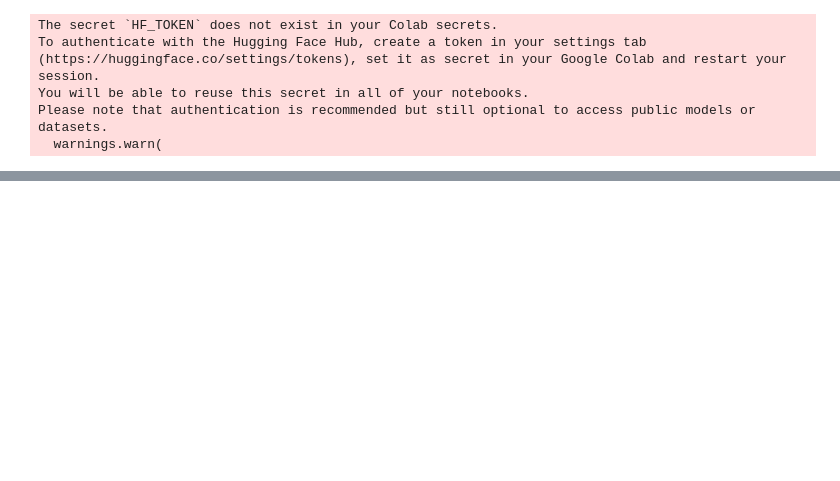
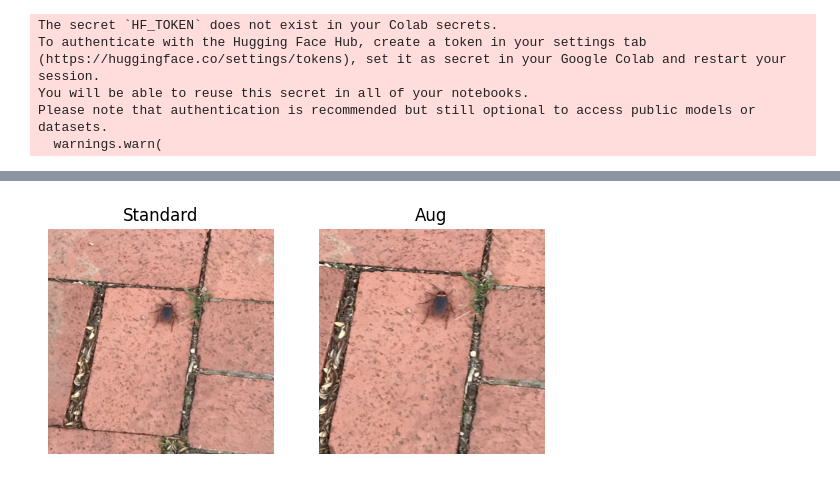
Before and after one commit to christiansassi/deep-learning-project, a Jupyter notebook: deep_learning.ipynb, the cells around one changed output, grey strips where cells are left out. Cells and saved outputs as stored; diff of their text form; code cells hidden in the pictures; blank space fills up the shorter version.

```diff
--- a/deep_learning.ipynb
+++ b/deep_learning.ipynb
@@ -214,5 +214,3 @@ for index, img in enumerate(data_loader):
     torchvision.utils.save_image(processed_img, "test.png")
     # Get model prediction
     predicted, results = classify_image(model=model, img=processed_img)
-
-    input()
@@ -223,0 +219,97 @@ RandomChoice(transforms=[<class 'torchvision.transforms.v2._color.RandomEqualize
+# %%
+import matplotlib.pyplot as plt
+
+def show_image(img):
+  plt.imshow(img.squeeze(0).permute(1, 2, 0))
+
+def show_augmentations(img1, img2):
+  fig, axs = plt.subplots(1, 2)
+
+  axs[0].imshow(img1.squeeze(0).permute(1, 2, 0))
+  axs[0].set_title('Standard')
+  axs[0].axis('off')  # Nasconde gli assi
+
+  # Visualizza la seconda immagine
+  axs[1].imshow(img2.squeeze(0).permute(1, 2, 0))
+  axs[1].set_title('Aug')
+  axs[1].axis('off')  # Nasconde gli assi
+  plt.show()
+# %%
+# MEMO
+
+data_loader = load_dataset(resize=False)
+
+transformation = T.Compose([
+        T.Resize((500, 500)),
+        # T.TenCrop(SIZE)
+        T.CenterCrop((384, 384)) ])
+
+resize_transformation = T.Compose([ T.Resize((384, 384)) ])
+
+optimizer = optim.AdamW(model.parameters(), lr = 5e-5)
+#optimizer = optim.SGD(model.parameters(), lr = 1000)
+optimizer.zero_grad()
+
+for index, img in enumerate(data_loader):
+
+  #show_image(img[0])
+  img1 = resize_transformation(img[0])
+  img2 = transformation(img[0])
+
+  imgs = [img1, img2]
+  input = torch.cat(imgs, dim=0)
+
+  show_augmentations(img1, img2)
+  predicted, results = classify_image(model=model, img=img1)
+
+  print("True label: ", img[1].item())
+  print("Predicted label: ", predicted["label"])
+  if predicted["label"] in merged_labels:
+    print("entrato")
+    merged_label = merged_labels[predicted["label"]]
+    print(predicted["label"], merged_label)
+
+
+  #if predicted["label"] in merged_labels:
+
+  #merged_label = merged_labels[predicted["label"]]
+
+         # Check if the prediction was correct
+  #if merged_label["imagenet-a"] == img[1].item():
+#             accuracy = accuracy + 1
+
+    # print(f"Image {index+1} / {len(data_loader)} | Accuracy: {round((accuracy / (index + 1)) * 100, 2)}% ({accuracy} / {index + 1})")
+
+  predicted, results = classify_image(model=model, img=img2)
+
+  outputs1 = model(img1.to(DEVICE))
+  outputs2 = model(img2.to(DEVICE))
+  output = model(input.to(DEVICE))
+
+  #print(outputs1.logits.shape, outputs2.logits.shape, output.logits.shape)
+  probabilities1 = torch.nn.functional.softmax(outputs1.logits, dim=-1).squeeze()
+  probabilities2 = torch.nn.functional.softmax(outputs2.logits, dim=-1).squeeze()
+  probabilities = torch.nn.functional.softmax(output.logits, dim=-1).squeeze()
+
+  marginal = torch.mean(probabilities, dim=0)
+
+  entropy = -torch.sum(marginal * torch.log(marginal))
+
+  entropy.backward()
+
+  optimizer.step()
+
+  with torch.no_grad():
+    outputs3 = model(img1.to(DEVICE))
+
+  predicted, results = classify_image(model=model, img=img1)
+  probabilities3 = torch.nn.functional.softmax(outputs3.logits, dim=-1).squeeze()
+
+  print(predicted["label"])
+  #print(probabilities1 == probabilities3)
+  #print(probabilities1)
+  #print(probabilities2)
+
+  break
+# %% [output]
+[figure, added]
```
Also changed, not shown: parts of 8 cells of this notebook.
